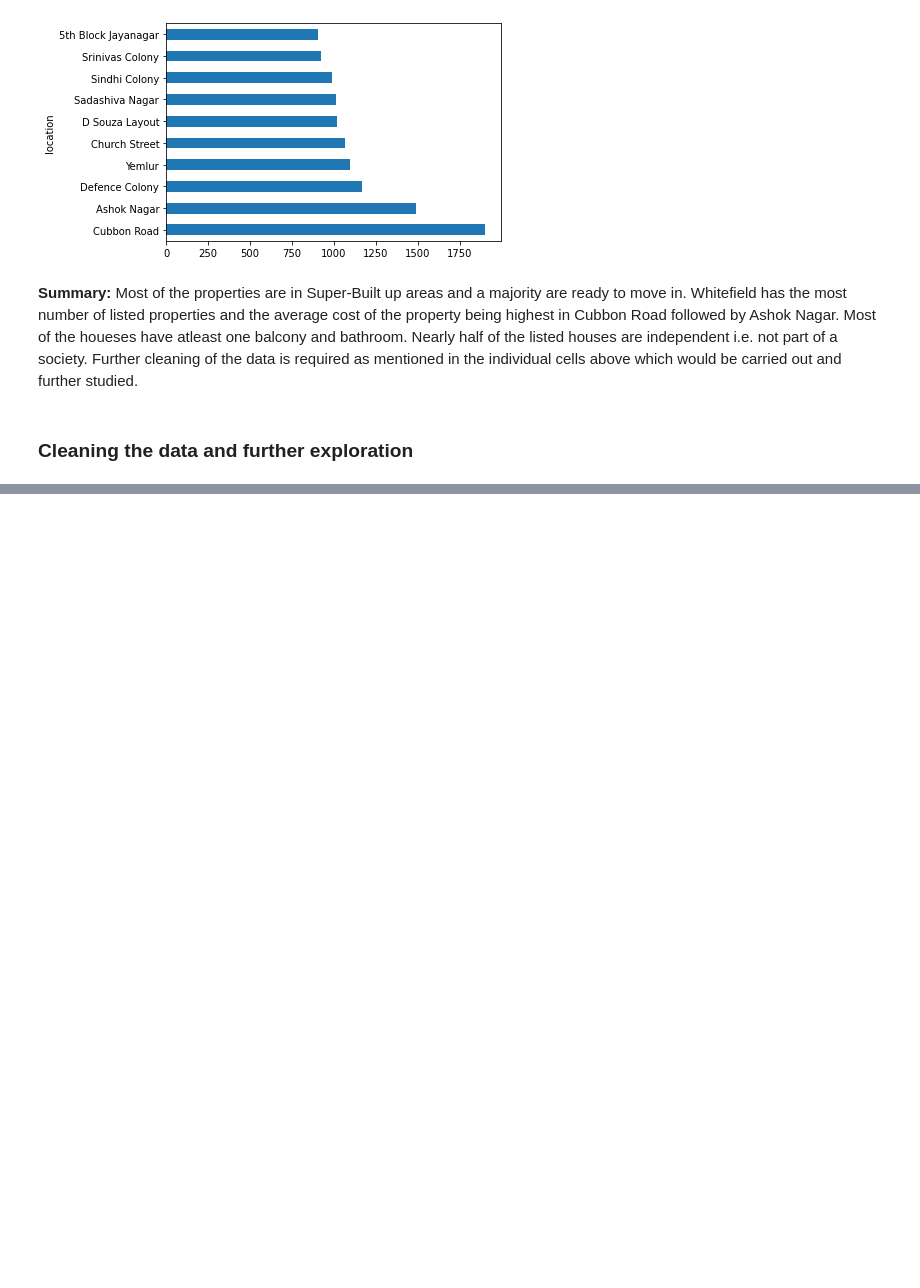
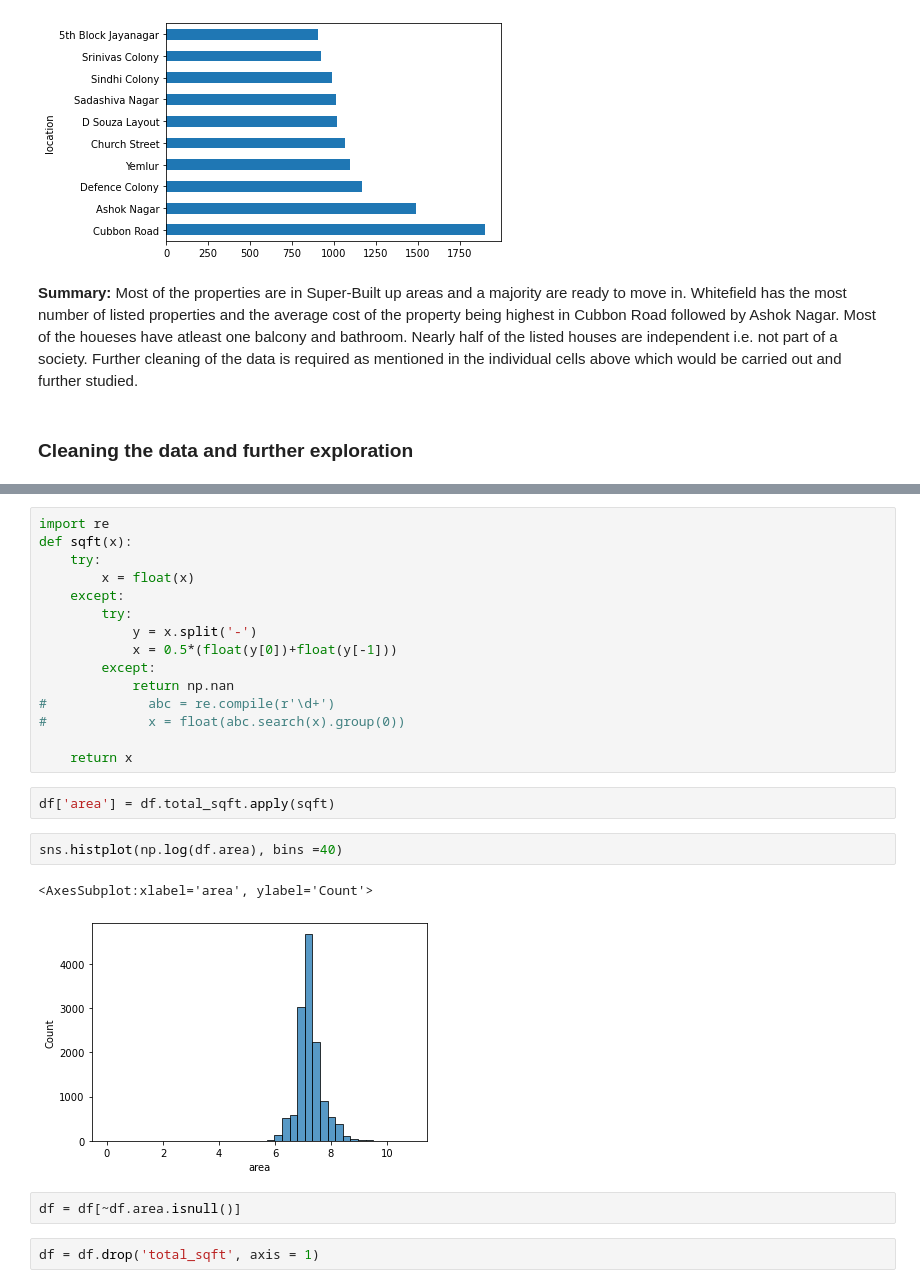
Before and after one commit to mayanksinghkgp/Bangalore_Property_Price, a Jupyter notebook: Bangalore_Property_Price.ipynb, the cells around one changed output, grey strips where cells are left out. Drawn from its saved outputs; the diff is of its cells as text; blank space fills up the shorter version.

```diff
--- a/Bangalore_Property_Price.ipynb
+++ b/Bangalore_Property_Price.ipynb
@@ -189,0 +283,26 @@ Further cleaning of the data is required as mentioned in the individual cells ab
+# %%
+import re
+def sqft(x):
+    try:
+        x = float(x)
+    except:
+        try:
+            y = x.split('-')
+            x = 0.5*(float(y[0])+float(y[-1]))
+        except:
+            return np.nan
+#             abc = re.compile(r'\d+')
+#             x = float(abc.search(x).group(0))
+
+    return x
+# %%
+df['area'] = df.total_sqft.apply(sqft)
+# %%
+sns.histplot(np.log(df.area), bins =40)
+# %% [output]
+<AxesSubplot:xlabel='area', ylabel='Count'>
+[figure, added]
+# %%
+df = df[~df.area.isnull()]
+# %%
+df = df.drop('total_sqft', axis = 1)
```
Also changed, not shown: parts of 39 cells of this notebook.
